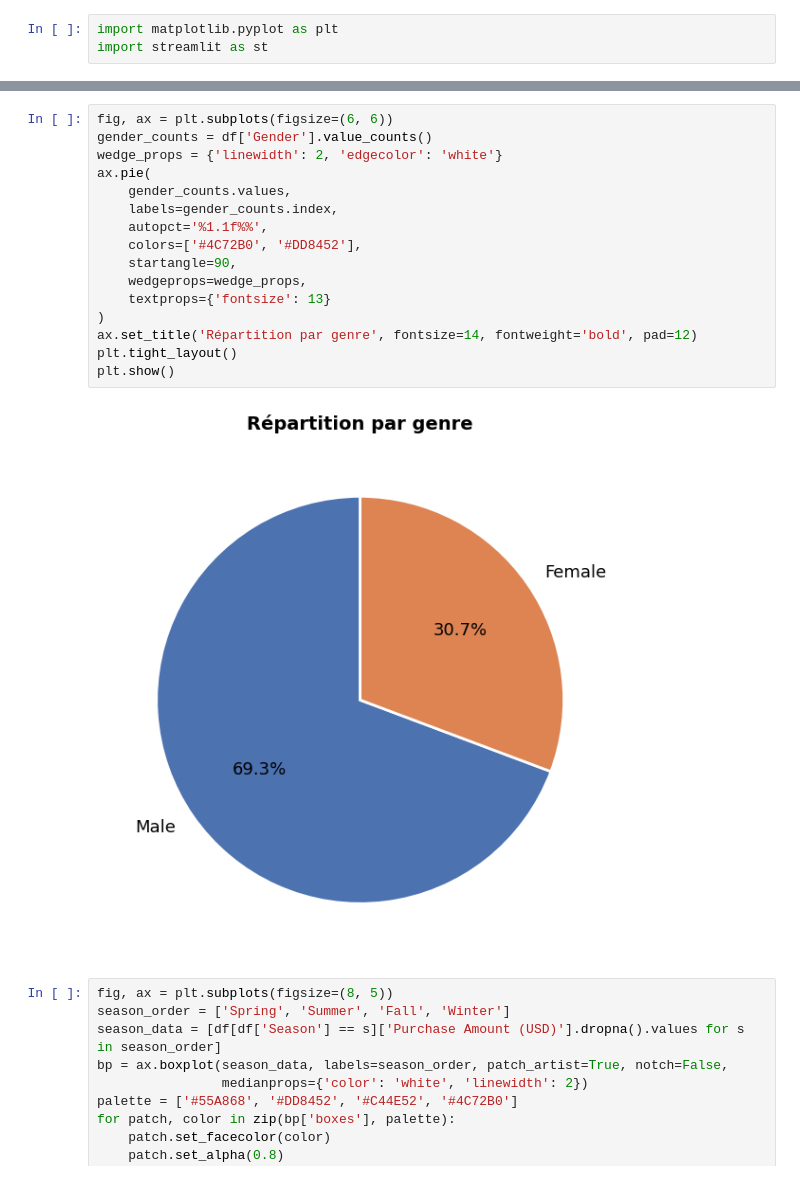
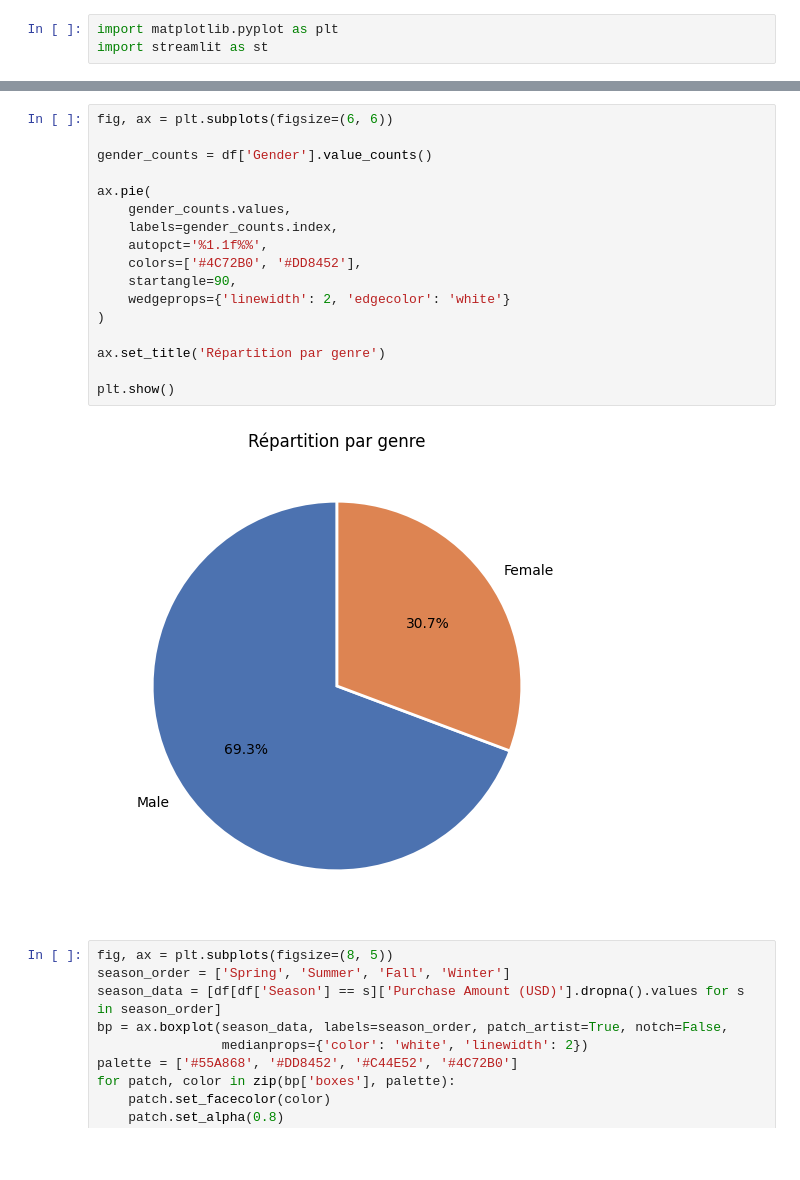
Before and after one commit to HediHachicha/Projet-DS, a Jupyter notebook: projet.ipynb, the cells around one changed output, grey strips where cells are left out. Drawn from its saved outputs; the diff is of its cells as text; blank space fills up the shorter version.

```diff
--- a/projet.ipynb
+++ b/projet.ipynb
@@ -193,21 +207,22 @@ plt.show()
 # %%
 fig, ax = plt.subplots(figsize=(6, 6))
+
 gender_counts = df['Gender'].value_counts()
-wedge_props = {'linewidth': 2, 'edgecolor': 'white'}
+
 ax.pie(
     gender_counts.values,
     labels=gender_counts.index,
     autopct='%1.1f%%',
     colors=['#4C72B0', '#DD8452'],
     startangle=90,
-    wedgeprops=wedge_props,
-    textprops={'fontsize': 13}
+    wedgeprops={'linewidth': 2, 'edgecolor': 'white'}
 )
-ax.set_title('Répartition par genre', fontsize=14, fontweight='bold', pad=12)
-plt.tight_layout()
+
+ax.set_title('Répartition par genre')
+
 plt.show()
 # %% [output]
-[figure, old version]
+[figure, new version]
 # %%
 fig, ax = plt.subplots(figsize=(8, 5))
 season_order = ['Spring', 'Summer', 'Fall', 'Winter']
```
Also changed, not shown: parts of 5 cells of this notebook.
